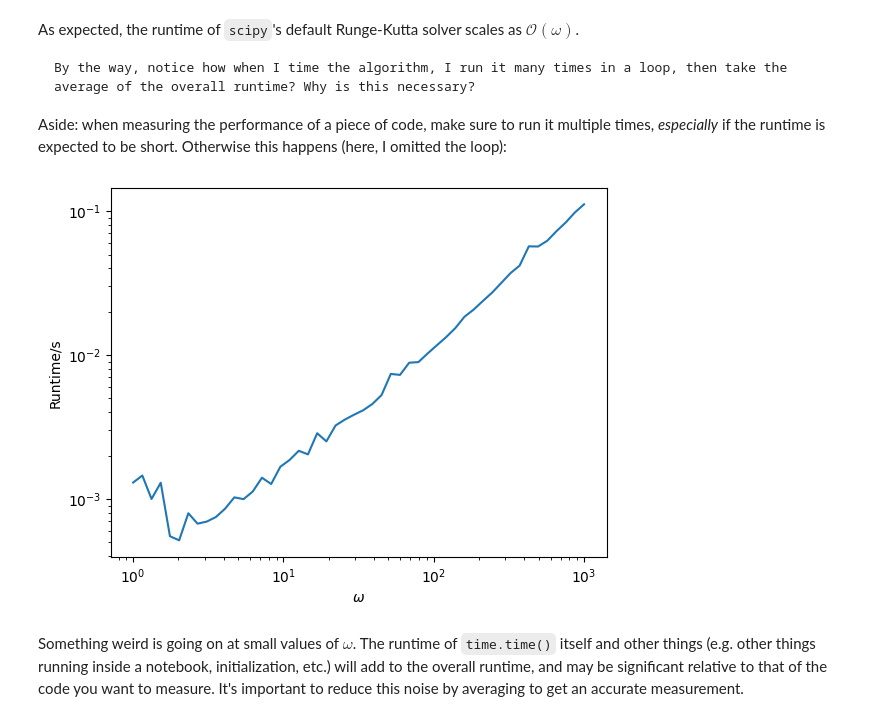
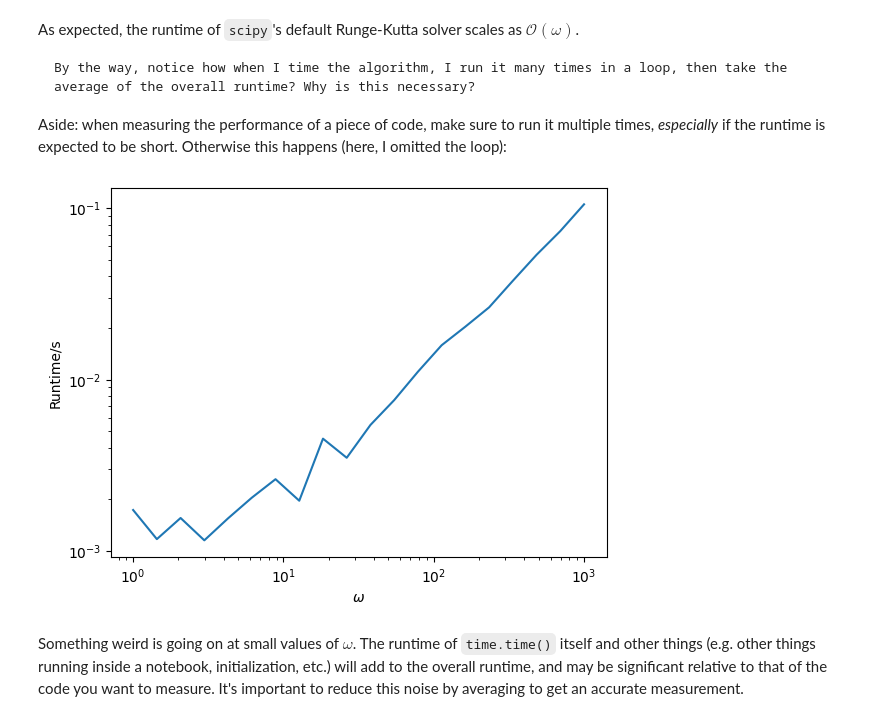
Before and after one commit to cu-comptools/fall2024, a Jupyter notebook: ODEs_3_asymptotic.ipynb, the cells around one changed output. Saved outputs shown, nothing was run; the diff lists cells and outputs as text; code cells hidden in the pictures.

```diff
--- a/ODEs_3_asymptotic.ipynb
+++ b/ODEs_3_asymptotic.ipynb
@@ -47,7 +47,7 @@ def f_ivp(t, u):
 u0 = np.array([1, 0])
 tspan = (-1, 1)
 
-ws = np.logspace(0, 3, 50)
+ws = np.logspace(0, 3, 20)
 times = np.zeros_like(ws)
 
 for i, w in enumerate(ws):
@@ -75,20 +75,23 @@ By the way, notice how when I time the algorithm, I run it many times in a loop,
 
 Aside: when measuring the performance of a piece of code, make sure to run it multiple times, _especially_ if the runtime is expected to be short. Otherwise this happens (here, I omitted the loop):
 # %%
+ws = np.logspace(0, 3, 20)
+times = np.zeros_like(ws)
+
 for i, w in enumerate(ws):
     om = w
     t1 = time.time()
     solution = si.solve_ivp(f_ivp, tspan, u0)
     t2 = time.time()
     times[i] = (t2 - t1)
 
 plt.figure()
 plt.loglog(ws, times)
 plt.xlabel("$\omega$")
 plt.ylabel("Runtime/s")
 plt.show()
 # %% [output]
-[figure, old version]
+[figure, new version]
 # %% [markdown]
 Something weird is going on at small values of $\omega$. The runtime of `time.time()` itself and other things (e.g. other things running inside a notebook, initialization, etc.) will add to the overall runtime, and may be significant relative to that of the code you want to measure. It's important to reduce this noise by averaging to get an accurate measurement.
 # %% [markdown]
```
Also changed, not shown: parts of 1 cell of this notebook.
